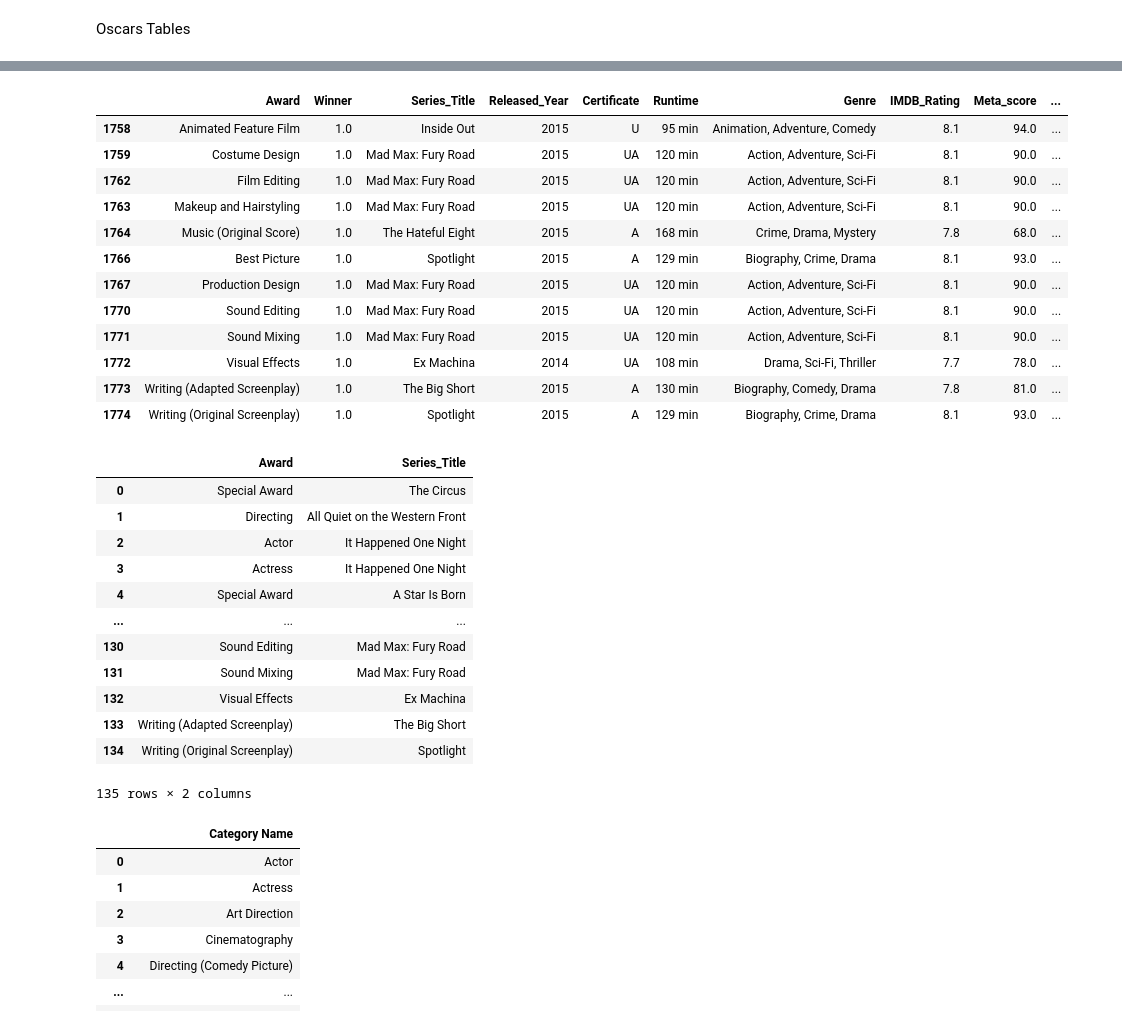
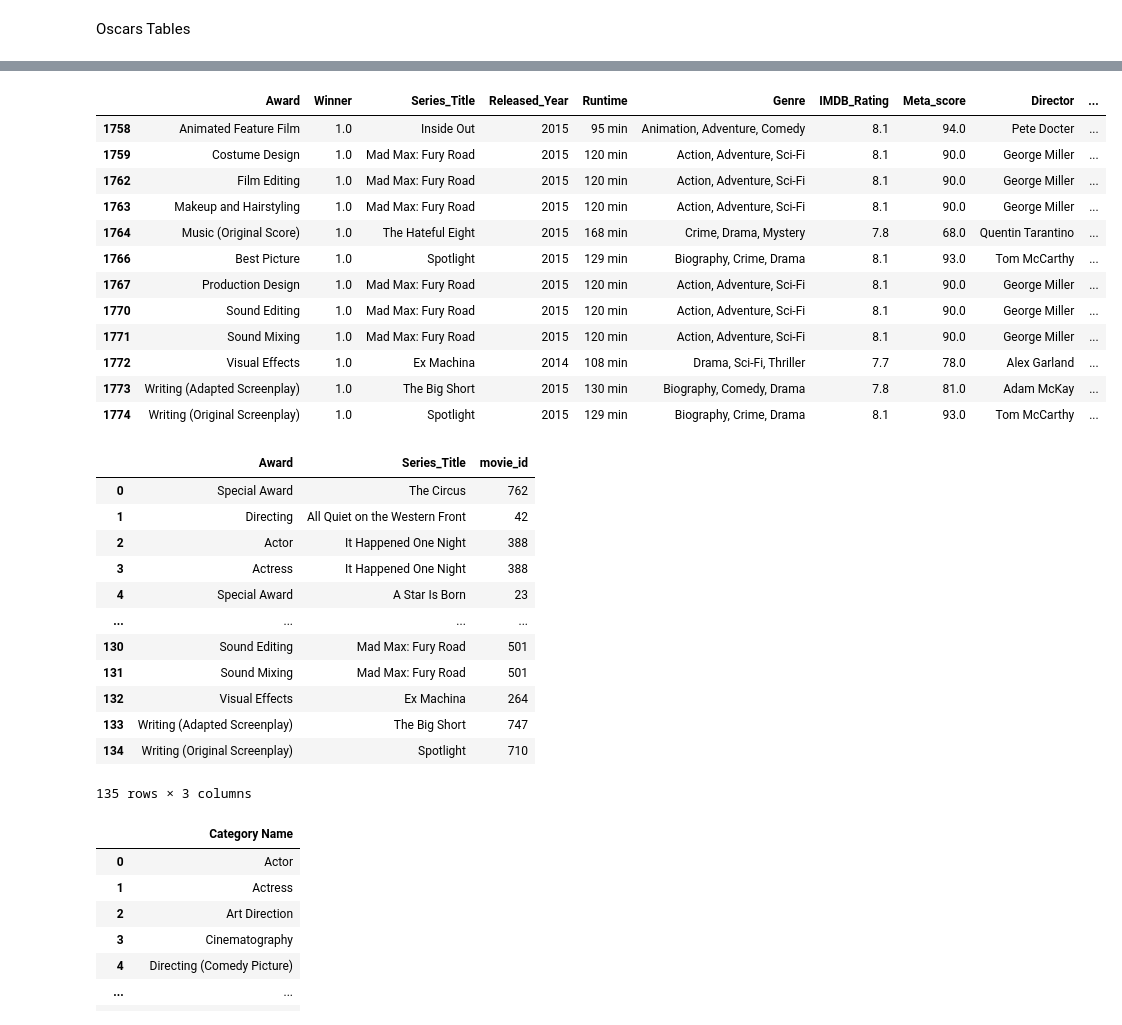
Before and after one commit to 0samvuong/Project-2-ETL-Group-6, a Jupyter notebook: movies.ipynb, the cells around one changed output, grey strips where cells are left out. Drawn from its saved outputs; the diff is of its cells as text; code cells hidden in the pictures.

```diff
--- a/movies.ipynb
+++ b/movies.ipynb
@@ -76,3 +78,13 @@ academy_award_df2
 1775 rows × 4 columns
 # %% [markdown]
 ### ERD TABLES
+# %%
+#create unique identifiers for movie titles and directors
+unique_rows=imdb_df[["Series_Title","Released_Year","Runtime","Genre","IMDB_Rating","Meta_score","Director","Gross"]]
+#first create a column where each unique director is given an id
+#the limitation of this is if there are two directors with the same name, they will be given the same unique id
+unique_rows["director_id"]=unique_rows.groupby(["Director"]).ngroup()
+#next create unique movie id. This method will give a unique id to each movie with a different title, director and release year.
+#this should stop two different movies with the same title being given the same id
+unique_rows["movie_id"]=unique_rows.groupby(["Series_Title","Director","Released_Year"]).ngroup()
+unique_rows
@@ -160,45 +215,47 @@ oscar_on_film
 # %%
 #some film titles are in the Name column of Academy Award table, these are merged here
 
-oscar_on_name=pd.merge(academy_award_df2,movies_table,how="left",left_on="Name",right_on="Series_Title")
+oscar_on_name=pd.merge(academy_award_df2,unique_rows,how="left",left_on="Name",right_on="Series_Title")
 oscar_on_name=oscar_on_name.dropna(subset=["IMDB_Rating"])
 oscar_on_name=oscar_on_name.drop(columns=["Film","Name"])
 oscar_on_name
 # %% [output]
-|  | Award | Winner | Series_Title | Released_Year | Certificate | Runtime | Genre | IMDB_Rating | Meta_score | ... |
-| 1758 | Animated Feature Film | 1.0 | Inside Out | 2015 | U | 95 min | Animation, Adventure, Comedy | 8.1 | 94.0 | ... |
-| 1759 | Costume Design | 1.0 | Mad Max: Fury Road | 2015 | UA | 120 min | Action, Adventure, Sci-Fi | 8.1 | 90.0 | ... |
-| 1762 | Film Editing | 1.0 | Mad Max: Fury Road | 2015 | UA | 120 min | Action, Adventure, Sci-Fi | 8.1 | 90.0 | ... |
-| 1763 | Makeup and Hairstyling | 1.0 | Mad Max: Fury Road | 2015 | UA | 120 min | Action, Adventure, Sci-Fi | 8.1 | 90.0 | ... |
-| 1764 | Music (Original Score) | 1.0 | The Hateful Eight | 2015 | A | 168 min | Crime, Drama, Mystery | 7.8 | 68.0 | ... |
-| 1766 | Best Picture | 1.0 | Spotlight | 2015 | A | 129 min | Biography, Crime, Drama | 8.1 | 93.0 | ... |
-| 1767 | Production Design | 1.0 | Mad Max: Fury Road | 2015 | UA | 120 min | Action, Adventure, Sci-Fi | 8.1 | 90.0 | ... |
-| 1770 | Sound Editing | 1.0 | Mad Max: Fury Road | 2015 | UA | 120 min | Action, Adventure, Sci-Fi | 8.1 | 90.0 | ... |
-| 1771 | Sound Mixing | 1.0 | Mad Max: Fury Road | 2015 | UA | 120 min | Action, Adventure, Sci-Fi | 8.1 | 90.0 | ... |
-| 1772 | Visual Effects | 1.0 | Ex Machina | 2014 | UA | 108 min | Drama, Sci-Fi, Thriller | 7.7 | 78.0 | ... |
-| 1773 | Writing (Adapted Screenplay) | 1.0 | The Big Short | 2015 | A | 130 min | Biography, Comedy, Drama | 7.8 | 81.0 | ... |
-| 1774 | Writing (Original Screenplay) | 1.0 | Spotlight | 2015 | A | 129 min | Biography, Crime, Drama | 8.1 | 93.0 | ... |
+|  | Award | Winner | Series_Title | Released_Year | Runtime | Genre | IMDB_Rating | Meta_score | Director | ... |
+| 1758 | Animated Feature Film | 1.0 | Inside Out | 2015 | 95 min | Animation, Adventure, Comedy | 8.1 | 94.0 | Pete Docter | ... |
+| 1759 | Costume Design | 1.0 | Mad Max: Fury Road | 2015 | 120 min | Action, Adventure, Sci-Fi | 8.1 | 90.0 | George Miller | ... |
+| 1762 | Film Editing | 1.0 | Mad Max: Fury Road | 2015 | 120 min | Action, Adventure, Sci-Fi | 8.1 | 90.0 | George Miller | ... |
+| 1763 | Makeup and Hairstyling | 1.0 | Mad Max: Fury Road | 2015 | 120 min | Action, Adventure, Sci-Fi | 8.1 | 90.0 | George Miller | ... |
+| 1764 | Music (Original Score) | 1.0 | The Hateful Eight | 2015 | 168 min | Crime, Drama, Mystery | 7.8 | 68.0 | Quentin Tarantino | ... |
+| 1766 | Best Picture | 1.0 | Spotlight | 2015 | 129 min | Biography, Crime, Drama | 8.1 | 93.0 | Tom McCarthy | ... |
+| 1767 | Production Design | 1.0 | Mad Max: Fury Road | 2015 | 120 min | Action, Adventure, Sci-Fi | 8.1 | 90.0 | George Miller | ... |
+| 1770 | Sound Editing | 1.0 | Mad Max: Fury Road | 2015 | 120 min | Action, Adventure, Sci-Fi | 8.1 | 90.0 | George Miller | ... |
+| 1771 | Sound Mixing | 1.0 | Mad Max: Fury Road | 2015 | 120 min | Action, Adventure, Sci-Fi | 8.1 | 90.0 | George Miller | ... |
+| 1772 | Visual Effects | 1.0 | Ex Machina | 2014 | 108 min | Drama, Sci-Fi, Thriller | 7.7 | 78.0 | Alex Garland | ... |
+| 1773 | Writing (Adapted Screenplay) | 1.0 | The Big Short | 2015 | 130 min | Biography, Comedy, Drama | 7.8 | 81.0 | Adam McKay | ... |
+| 1774 | Writing (Original Screenplay) | 1.0 | Spotlight | 2015 | 129 min | Biography, Crime, Drama | 8.1 | 93.0 | Tom McCarthy | ... |
 # %%
 #oscar_winners table
 #both dataframes above are merged for a complete list of academy awards given to films in iMBD top 1000
 
 oscar_winners=pd.merge(oscar_on_film,oscar_on_name,how='outer')
-oscar_winners=oscar_winners.drop(columns=["Certificate","Winner","Released_Year","Runtime","Genre","IMDB_Rating","Meta_score","Director","Gross"])
+oscar_winners=oscar_winners.drop(columns=["Winner","Released_Year","Runtime","Genre","IMDB_Rating","Meta_score","Director","Gross","director_id"])
+#return movie id column back to int
+oscar_winners["movie_id"]=oscar_winners["movie_id"].astype(int)
 oscar_winners
 # %% [output]
-|  | Award | Series_Title |
-| 0 | Special Award | The Circus |
-| 1 | Directing | All Quiet on the Western Front |
-| 2 | Actor | It Happened One Night |
-| 3 | Actress | It Happened One Night |
-| 4 | Special Award | A Star Is Born |
-| ... | ... | ... |
-| 130 | Sound Editing | Mad Max: Fury Road |
-| 131 | Sound Mixing | Mad Max: Fury Road |
-| 132 | Visual Effects | Ex Machina |
-| 133 | Writing (Adapted Screenplay) | The Big Short |
-| 134 | Writing (Original Screenplay) | Spotlight |
+|  | Award | Series_Title | movie_id |
+| 0 | Special Award | The Circus | 762 |
+| 1 | Directing | All Quiet on the Western Front | 42 |
+| 2 | Actor | It Happened One Night | 388 |
+| 3 | Actress | It Happened One Night | 388 |
+| 4 | Special Award | A Star Is Born | 23 |
+| ... | ... | ... | ... |
+| 130 | Sound Editing | Mad Max: Fury Road | 501 |
+| 131 | Sound Mixing | Mad Max: Fury Road | 501 |
+| 132 | Visual Effects | Ex Machina | 264 |
+| 133 | Writing (Adapted Screenplay) | The Big Short | 747 |
+| 134 | Writing (Original Screenplay) | Spotlight | 710 |
-135 rows × 2 columns
+135 rows × 3 columns
 # %%
 # oscar_categories table
 # all unique award categories from the academy award dataframe
```
Also changed, not shown: parts of 7 cells of this notebook.
